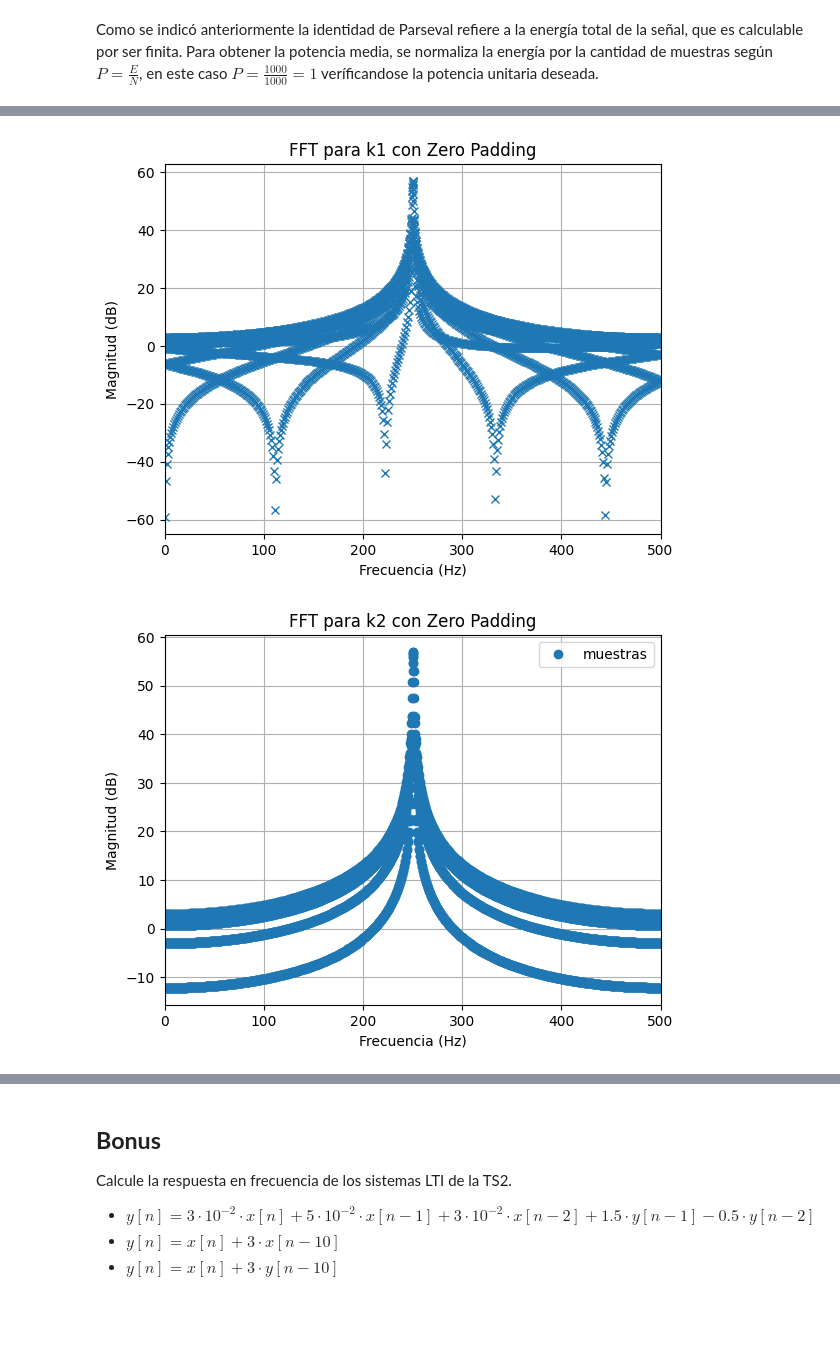
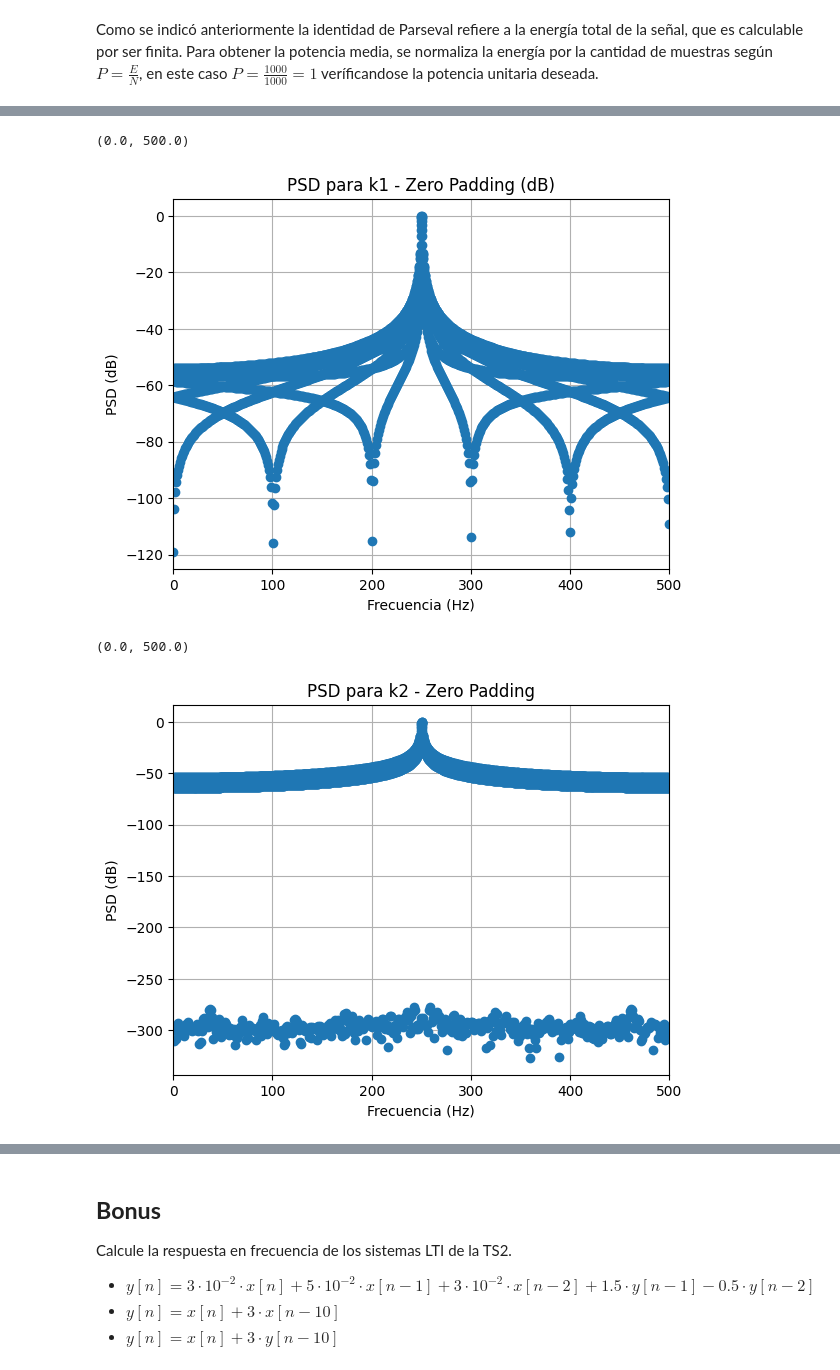
Before and after one commit to victoriasalgado24/APS, a Jupyter notebook: TS3_Analisis_Fourier_SALGADO.ipynb, the cells around one changed output, grey strips where cells are left out. Drawn from its saved outputs; the diff is of its cells as text; code cells hidden in the pictures; blank space fills up the shorter version.

Commit message:
Add files via upload
Se grafica PSD acorde a lo pedido en la tarea semanal
Se amplía explicación del fenómeno de desparramo espectral observado

```diff
--- a/TS3_Analisis_Fourier_SALGADO.ipynb
+++ b/TS3_Analisis_Fourier_SALGADO.ipynb
@@ -267,48 +242,62 @@ plt.show()
 # %%
-#zero padding
-Npad = 9*N
+# Zero padding
+Npad = 10 * N  # usar múltiplo de N para mayor claridad
 yy_pad = np.zeros(Npad)
 yy_pad[:N] = yy   # copiar la señal original
 
 # FFT con zero padding
 Y_pad = np.fft.fft(yy_pad)
-bins_pad = np.arange(Npad) * (fs/Npad)
 
-#Zero padding en dB
-plt.figure(3)
-plt.plot(bins_pad, 20*np.log10(np.abs(Y_pad)), 'x')
-#se ven mas muestras!
-#plt.plot(bins_pad, 20*np.log10(np.abs(X_pad)), color = "orchid", label="interpolacion sinc")
-plt.title("FFT para k1 con Zero Padding")
-plt.xlim([0, N/2])
+# Grilla de frecuencias
+bins_pad = np.arange(Npad) * (fs / Npad)
+half_pad = Npad // 2
+freqs_pad = bins_pad[:half_pad]
+
+
+# PSD con normalización y corrección por simetría
+Pzp1 = (1/Npad) * np.abs(Y_pad[:half_pad])**2
+Pzp1[1:-1] *= 2  # corrige por simetría para conservar energía total
+
+# Graficar PSD en dB
+plt.figure()
+plt.plot(freqs_pad, 10*np.log10(Pzp1/np.max(Pzp1)), 'o')
+plt.title("PSD para k1 - Zero Padding (dB)")
 plt.xlabel('Frecuencia (Hz)')
-plt.ylabel('Magnitud (dB)')
+plt.ylabel('PSD (dB)')
 plt.grid(True)
-plt.show()
+plt.xlim([0, fs/2])
 # %% [output]
+(0.0, 500.0)
-[figure, old version]
+[figure, new version]
 # %%
-#zero padding
-Npad = 9*N
+# Zero padding
+Npad = 9*N + N
 zz_pad = np.zeros(Npad)
 zz_pad[:N] = zz   # copiar la señal original
 
 # FFT con zero padding
 Z_pad = np.fft.fft(zz_pad)
-bins_pad = np.arange(Npad) * (fs/Npad)
 
-#Zero padding en dB
-plt.figure(3)
-plt.plot(bins_pad, 20*np.log10(np.abs(Z_pad)), 'o', label="muestras")
-plt.title("FFT para k2 con Zero Padding")
-plt.xlim([0, N/2])
-plt.legend()
+# Grilla de frecuencias
+bins_pad = np.arange(Npad) * (fs / Npad)
+half_pad = Npad // 2
+freqs_pad = bins_pad[:half_pad]
+
+# PSD con normalización y corrección por simetría
+Pzp2 = (1/Npad) * np.abs(Z_pad[:half_pad])**2
+Pzp2[1:-1] *= 2  # corrige por simetría para conservar energía total
+
+# Graficar PSD en dB
+plt.figure()
+plt.plot(freqs_pad, 10*np.log10(Pzp2/np.max(Pzp2)), 'o')
 plt.xlabel('Frecuencia (Hz)')
-plt.ylabel('Magnitud (dB)')
+plt.ylabel('PSD (dB)')
+plt.title('PSD para k2 - Zero Padding')
 plt.grid(True)
-plt.show()
+plt.xlim([0, fs/2])
 # %% [output]
+(0.0, 500.0)
-[figure, old version]
+[figure, new version]
 # %% [markdown]
 Al aplicar zero padding, se extiende artificialmente la duración de la señal añadiendo ceros al final. El efecto principal del zero padding es que la FFT evalúa la DTFT en un mayor número de puntos, generando una grilla de frecuencias más densa. Esto no agrega información nueva al espectro, pero permite visualizar mejor su forma.
 
```
Also changed, not shown: parts of 14 cells of this notebook.
